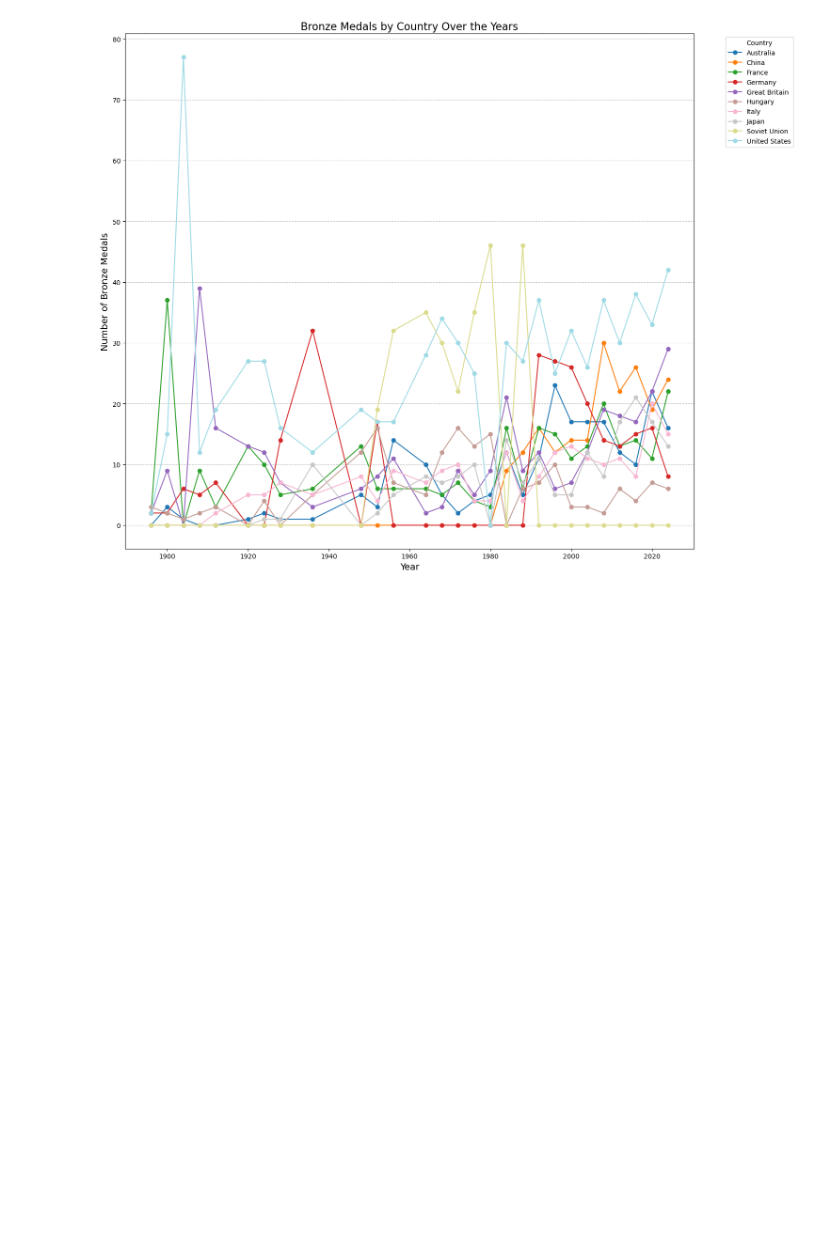
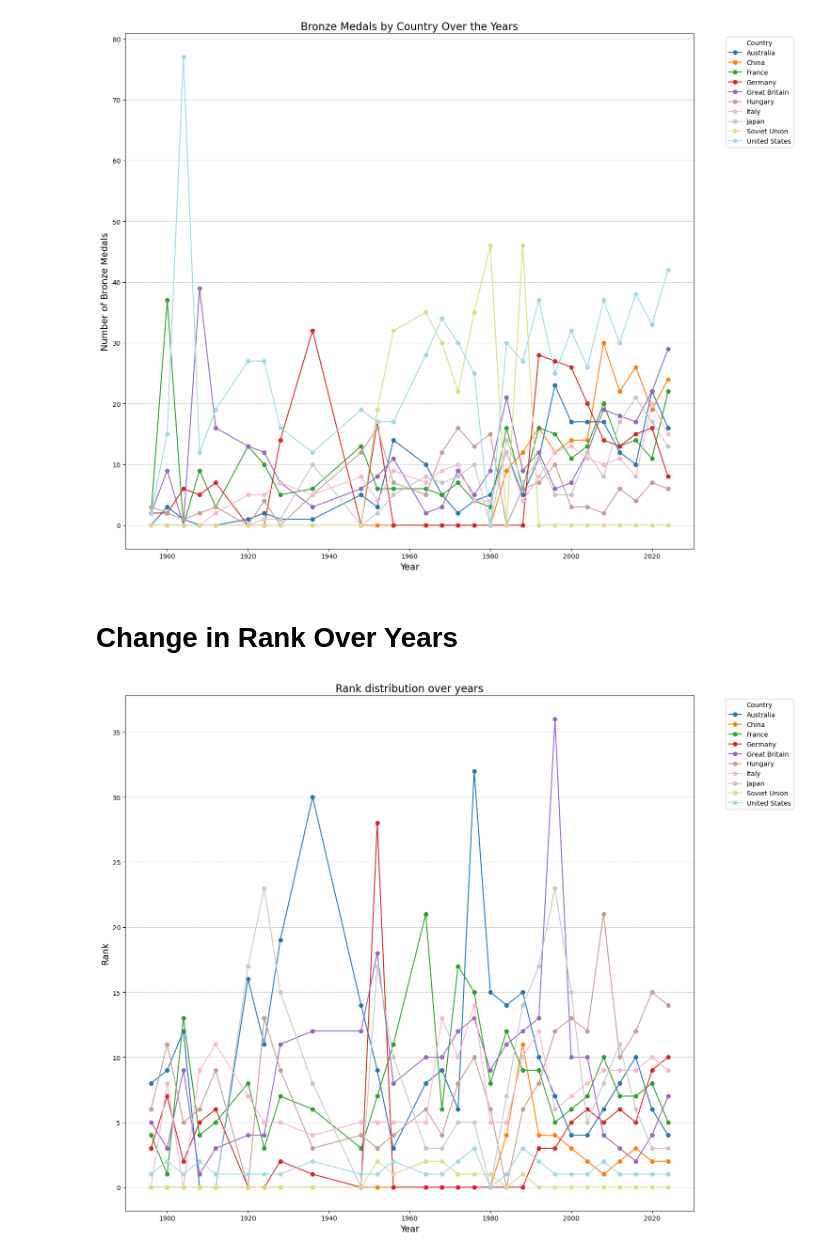
Before and after one commit to SuramyaAngdembay/mcm25, a Jupyter notebook: medal_count.ipynb, the cells around one changed output. Drawn from its saved outputs; the diff is of its cells as text; code cells hidden in the pictures; blank space fills up the shorter version.

Commit message:
Graphing Done

```diff
--- a/medal_count.ipynb
+++ b/medal_count.ipynb
@@ -298,3 +298,43 @@ plt.tight_layout()
 plt.show()
 # %% [output]
 [figure]
+# %% [markdown]
+# Change in Rank Over Years
+# %%
+# Top 20 countries rank distribution over years
+top_countries = result[0:10]['NOC']
+
+
+# Select rows where the NOC is in the selected_countries list
+selected_rows = df_medal_count[df_medal_count['NOC'].isin(top_countries)]
+
+# Group by Year and NOC, then sum gold medals (if needed)
+grouped = selected_rows.groupby(['Year', 'NOC'])['Rank'].sum().unstack(fill_value=0)
+
+
+# Generate a colormap with a distinct color for each country
+num_countries = len(grouped.columns)
+colors = cm.get_cmap('tab20', num_countries)  # Use 'tab20' or another colormap
+
+# Plotting
+plt.figure(figsize=(15, 12))
+
+for idx, country in enumerate(grouped.columns):
+    plt.plot(
+        grouped.index, grouped[country],
+        marker='o', label=country,
+        color=colors(idx)  # Assign a distinct color to each line
+    )
+
+# Customization
+plt.title("Rank distribution over years", fontsize=16)
+plt.xlabel("Year", fontsize=14)
+plt.ylabel("Rank", fontsize=14)
+plt.legend(title="Country", bbox_to_anchor=(1.05, 1), loc='upper left')
+plt.grid(axis="y", linestyle="--", alpha=0.7)
+
+# Show the plot
+plt.tight_layout()
+plt.show()
+# %% [output]
+[figure, added]
```
Also changed, not shown: parts of 3 cells of this notebook.
